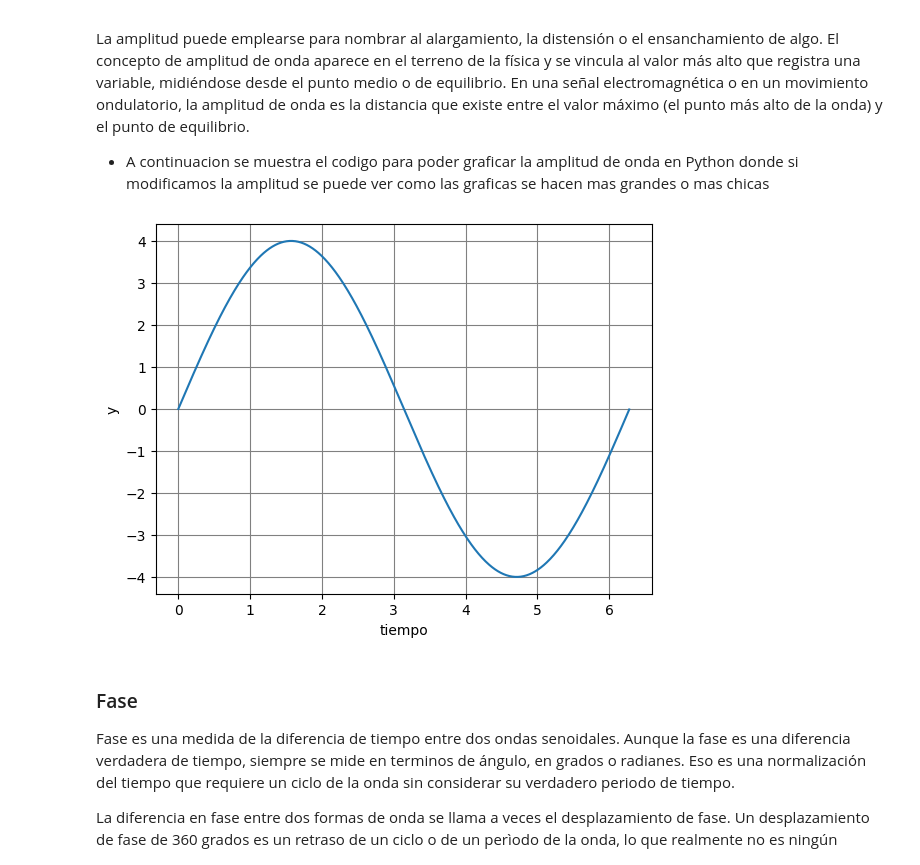
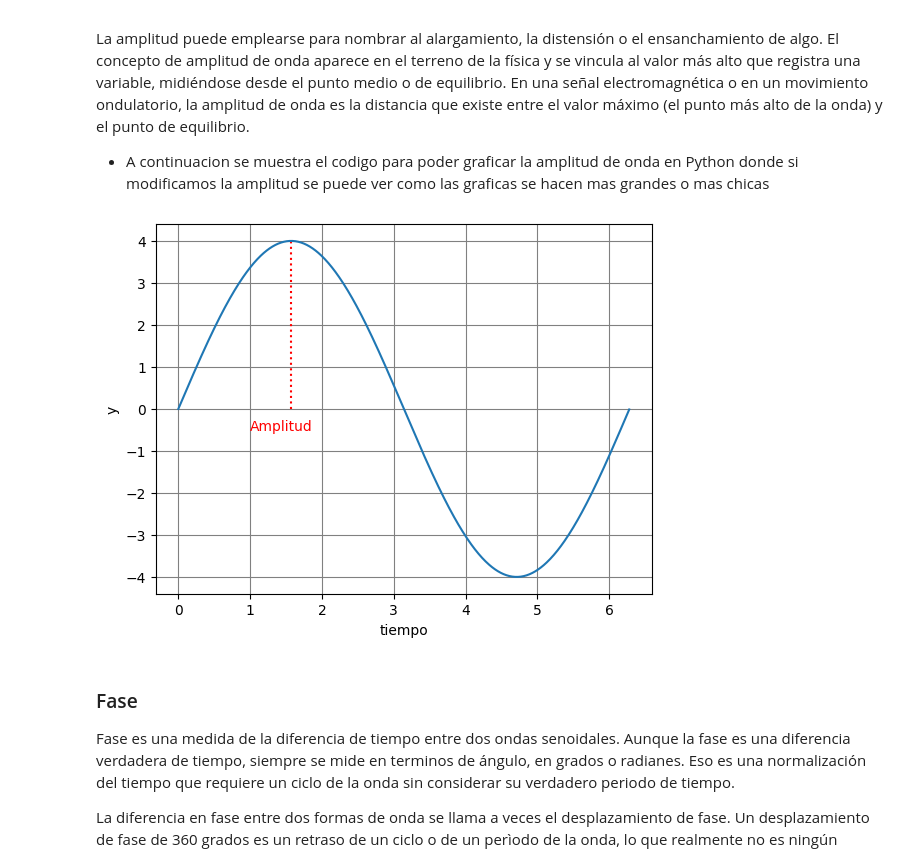
Before and after one commit to JorgeIsur/Laboratorio7Lerma, a Jupyter notebook: laboratorio7.ipynb, the cells around one changed output. Saved outputs shown, nothing was run; the diff lists cells and outputs as text; code cells hidden in the pictures.

```diff
--- a/laboratorio7.ipynb
+++ b/laboratorio7.ipynb
@@ -98,10 +110,13 @@ El concepto de amplitud de onda aparece en el terreno de la física y se vincula
 # %%
 amplitud = 4
 x = np.arange(0,2*pi,0.01)
 y = [modelo(amplitud,1/(2*pi),0,tiempo)for tiempo in x]
+picos_amp = signal.find_peaks(y)
+plt.vlines(x=((picos_amp[0][0])/100),ymin=0,ymax=amplitud,linestyles='dotted',color='red')
+plt.text(x=1,y=-0.5,s='Amplitud',color='red')
 ploteo(x,y)
 # %% [output]
-[figure, old version]
+[figure, new version]
 # %% [markdown]
 ### Fase
 
```
Also changed, not shown: parts of 7 cells of this notebook.
